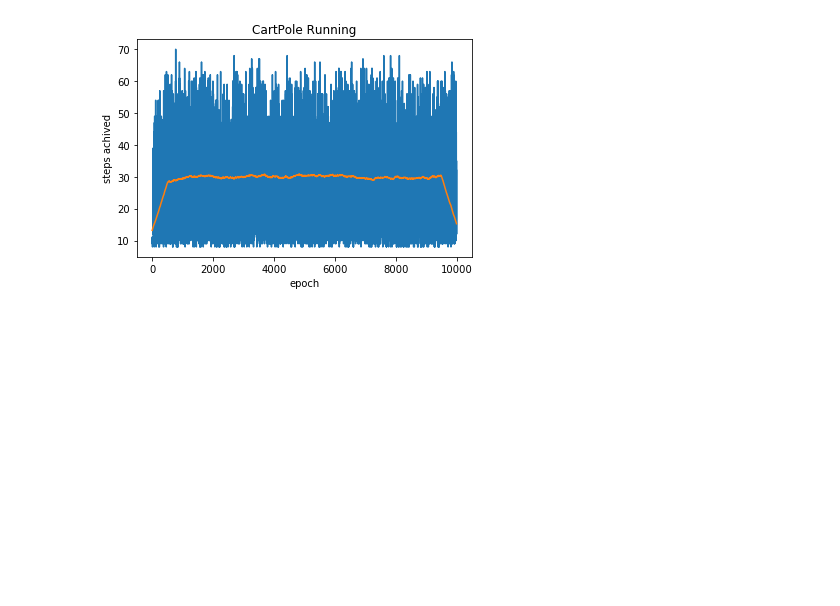
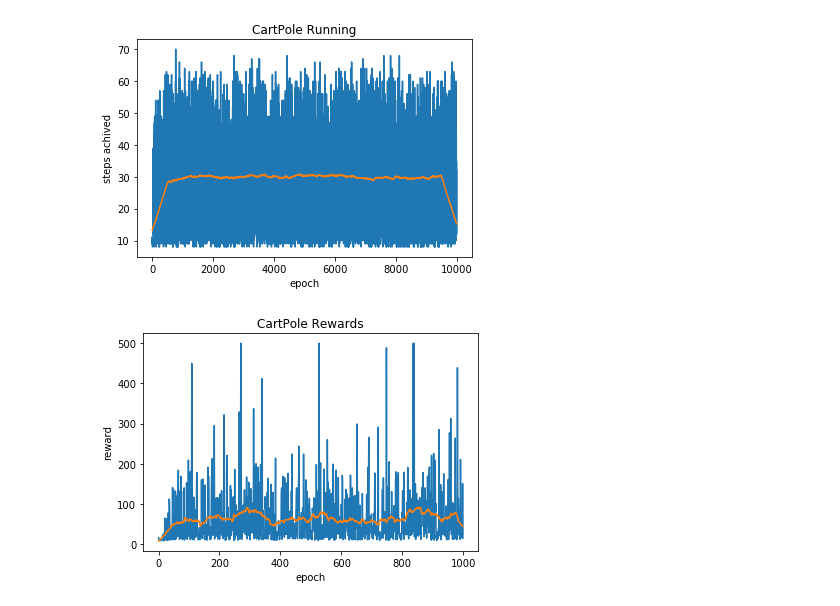
Before and after one commit to JamesLawton/ReinforcementLearningWS17, a Jupyter notebook: RLR_qlearning_cartpole.ipynb, the cells around one changed output. Saved outputs shown, nothing was run; the diff lists cells and outputs as text; code cells hidden in the pictures; blank space fills up the shorter version.

```diff
--- a/RLR_qlearning_cartpole.ipynb
+++ b/RLR_qlearning_cartpole.ipynb
@@ -62,7 +62,8 @@ o_high = o_space.high
 o_low = o_space.low
 o_range = zip(o_low,o_high)
 
-o_cells = [10,10,10,10]
+#o_cells = [10,10,10,10]
+o_cells = [30,30,30,30]
 o_bins = [np.linspace( low, high, cells) for (low,high), cells in zip(o_range, o_cells)]
 
 # Holds the offset which is required for calculating the linearized index from the cell indices
@@ -97,20 +98,21 @@ pi = np.random.randint(0,NA, size = (NS,))
 
 # list for storage of results
 results = []
+#rewards = []
 
-for epoch in range(1000):
+for epoch in range(5000):
     print("Epoch:", epoch)
     print ("Training")
     o = env.reset()
     s = obs_to_state(o)
 
     # Adjust this to a suitable value for your computer
-    for i in range(100):
+    for i in range(250):
 
         # IMPORTANT: This was not shown in the tutorial and is the reason why the agent did not get significantly better within the considered time.
         # Random actions are required to learn about other (s,a) tuples and not only about those, that are produced by following the policy pi
         #a = pi[s] if np.random.rand() < 0.90 else a_space.sample()
-        a = pi[s] if np.random.rand() < 0.7 else a_space.sample()
+        a = pi[s] if np.random.rand() < 0.5 else a_space.sample()
 
         o2, r, done, _ = env.step(a)
 
@@ -139,14 +141,15 @@ for epoch in range(1000):
             s = obs_to_state(o)
         #end if
     #end for training
+    #rewards.append(r)
 
     print("Running")
-    for i in range(5):
+    for i in range(1):
         c = 0
         o = env.reset()
         done = False
+
     while not done:
-
         c += 1
         s = obs_to_state(o)
         a = pi[s]
@@ -193,3 +197,20 @@ plt.ylabel('steps achived')
 plt.show()
 # %% [output]
 [figure]
+# %%
+import matplotlib.pyplot as plt
+%matplotlib inline
+
+def movingaverage(interval, window_size):
+    window= np.ones(int(window_size))/float(window_size)
+    return np.convolve(interval, window, 'same')
+
+plt.plot(results)
+results_mean = movingaverage(results, 50)
+plt.plot(results_mean)
+plt.title('CartPole Rewards')
+plt.xlabel('epoch')
+plt.ylabel('reward')
+plt.show()
+# %% [output]
+[figure, added]
```
Also changed, not shown: parts of 3 cells of this notebook.
